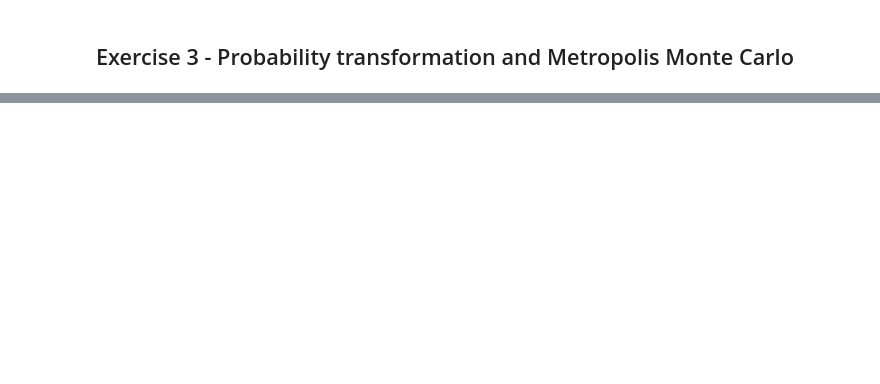
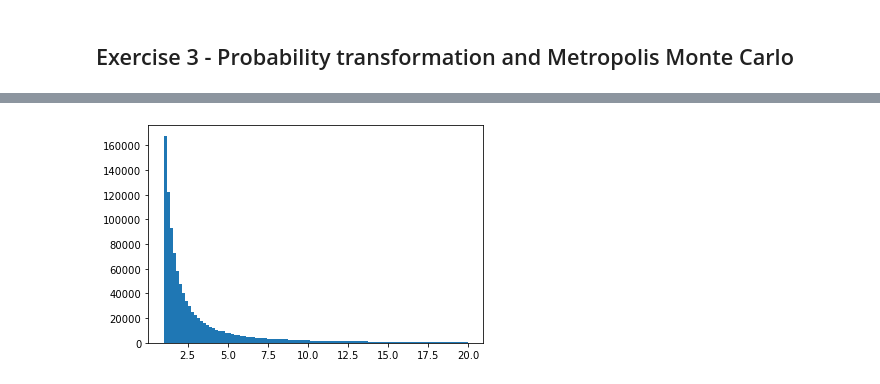
Before and after one commit to eliaserland/heidelberg-courses, a Jupyter notebook: simulation-methods/problem-set-2/fsm_ex2.ipynb, the cells around one changed output, grey strips where cells are left out. Drawn from its saved outputs; the diff is of its cells as text; code cells hidden in the pictures; blank space fills up the shorter version.

```diff
--- a/simulation-methods/problem-set-2/fsm_ex2.ipynb
+++ b/simulation-methods/problem-set-2/fsm_ex2.ipynb
@@ -186,0 +227,11 @@ Midpoint rule:
+# %%
+# Analytical probability transformation
+def exact_inversion(x):
+    return 1/(1-19/20*x)
+
+x = np.random.random(N)
+y2 = exact_inversion(x)
+plt.hist(y2, bins=100)
+plt.savefig("exact_inversion.eps", format='eps', bbox_inches='tight')
+# %% [output]
+[figure, added]
```
Also changed, not shown: parts of 2 cells of this notebook, 3 other files.
